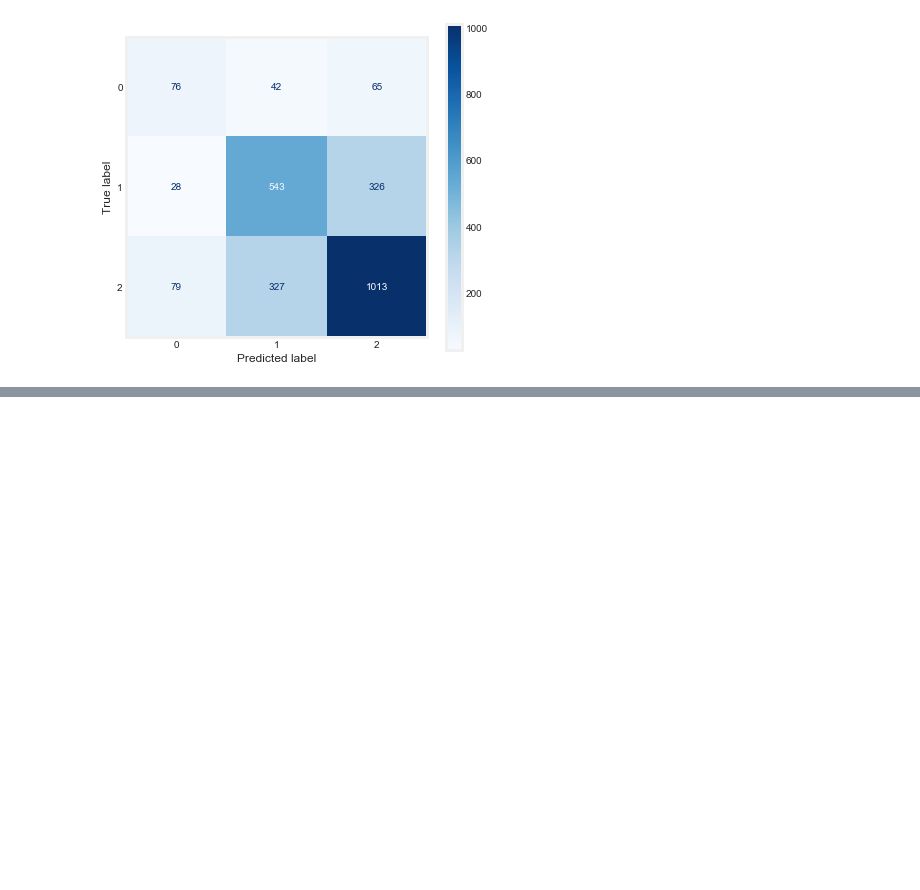
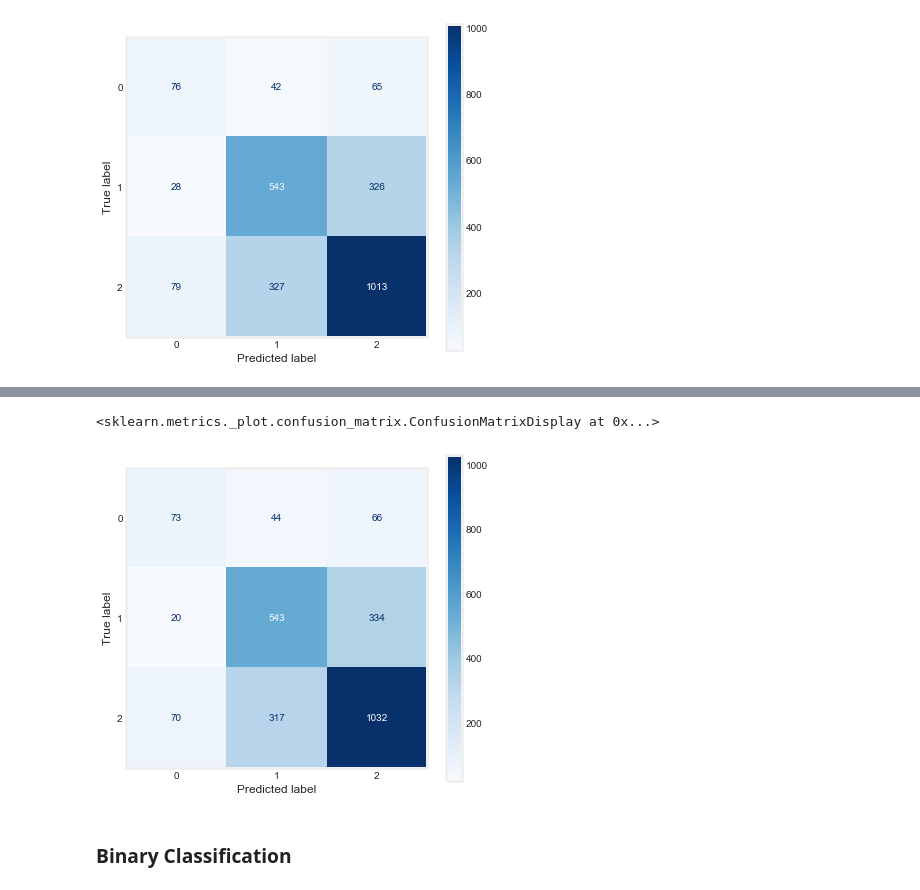
Before and after one commit to jeremy-lee93/nlp-brand-sentiment-analysis, a Jupyter notebook: EDA_and_modeling.ipynb, the cells around one changed output, grey strips where cells are left out. Cells and saved outputs as stored; diff of their text form; code cells hidden in the pictures; blank space fills up the shorter version.

```diff
--- a/EDA_and_modeling.ipynb
+++ b/EDA_and_modeling.ipynb
@@ -1183,0 +1240,5 @@ oversample = RandomOverSampler(sampling_strategy=0.3, str='minority')
+# %%
+svc_linear_over = SVC(kernel='linear', C=1, class_weight='balanced')
+svc_linear_over.fit(X_af_over_train, y_train_over)
+svc_linear_over_cv_mean = np.mean(cross_val_score(svc_linear_over, X_af_over_train, y_train_over,
+                                                cv=5, scoring='accuracy', n_jobs=-1))
@@ -1183,0 +1257,9 @@ oversample = RandomOverSampler(sampling_strategy=0.3, str='minority')
+# %%
+fig, ax = plt.subplots(figsize=(6, 6))
+plt.grid(False)
+plot_confusion_matrix(svc_linear_over, X_af_test, y_test, cmap='Blues', ax=ax)
+# %% [output]
+<sklearn.metrics._plot.confusion_matrix.ConfusionMatrixDisplay at 0x...>
+[figure, added]
+# %% [markdown]
+### Binary Classification
```
Also changed, not shown: parts of 29 cells of this notebook.
